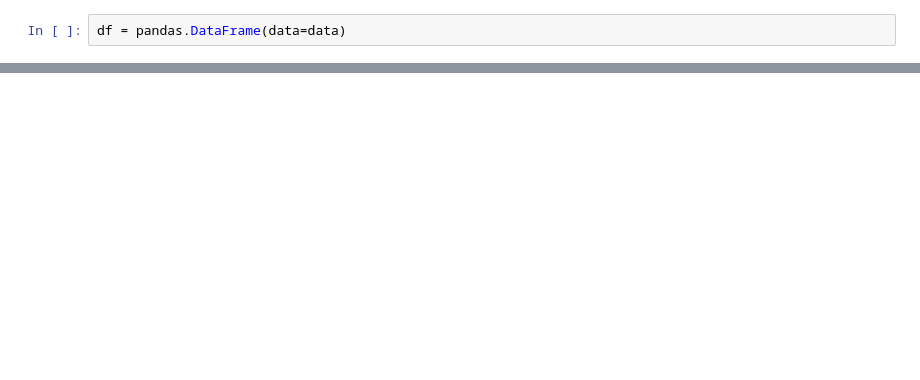
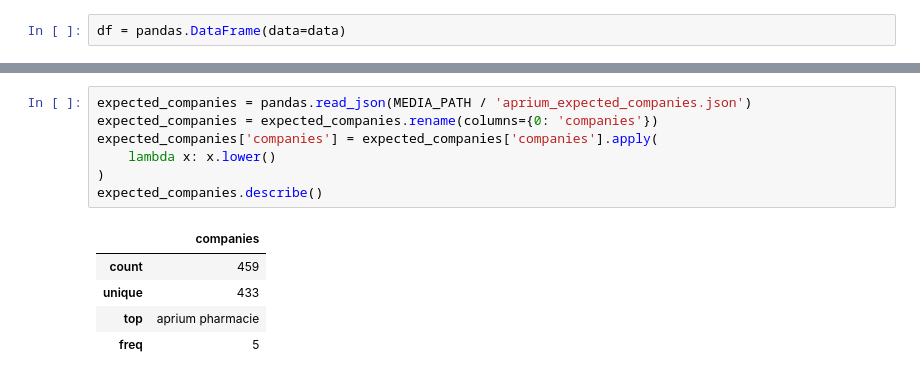
Before and after one commit to Zadigo/google_comments, a Jupyter notebook: google_comments/quick_flatten.ipynb, the cells around one changed output, grey strips where cells are left out. Cells and saved outputs as stored; diff of their text form; blank space fills up the shorter version.

```diff
--- a/google_comments/quick_flatten.ipynb
+++ b/google_comments/quick_flatten.ipynb
@@ -53,0 +157,13 @@ final_df = df[['name', 'text', 'address', 'rating']]
+# %%
+expected_companies = pandas.read_json(MEDIA_PATH / 'aprium_expected_companies.json')
+expected_companies = expected_companies.rename(columns={0: 'companies'})
+expected_companies['companies'] = expected_companies['companies'].apply(
+    lambda x: x.lower()
+)
+expected_companies.describe()
+# %% [output]
+|  | companies |
+| count | 459 |
+| unique | 433 |
+| top | aprium pharmacie |
+| freq | 5 |
```
Also changed, not shown: parts of 21 cells of this notebook.
